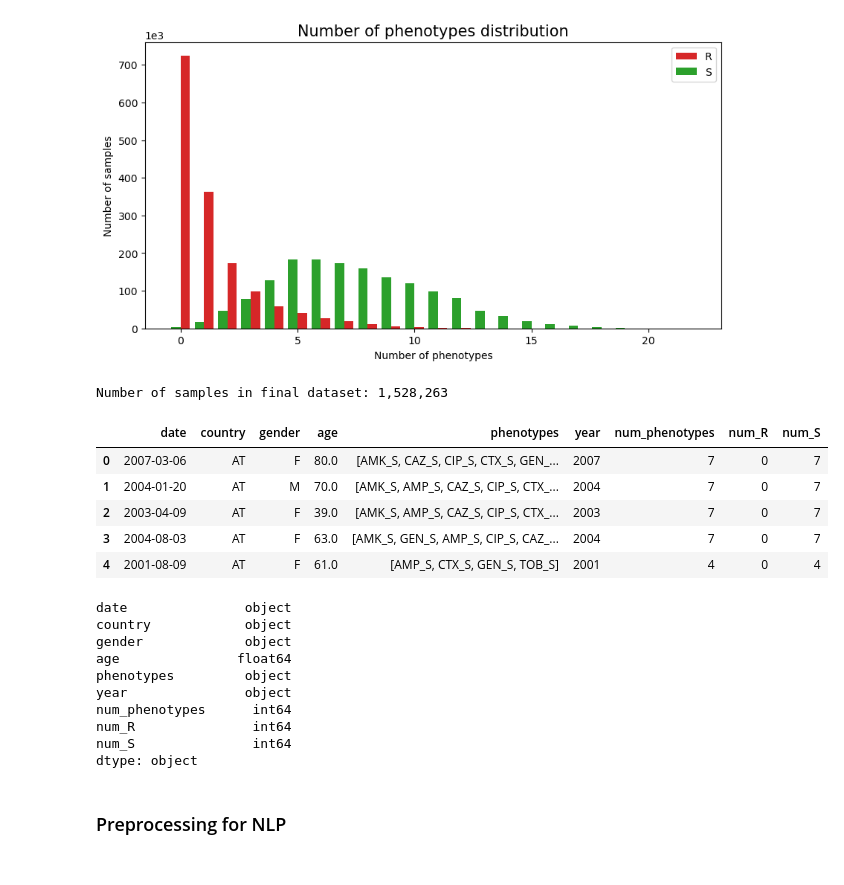
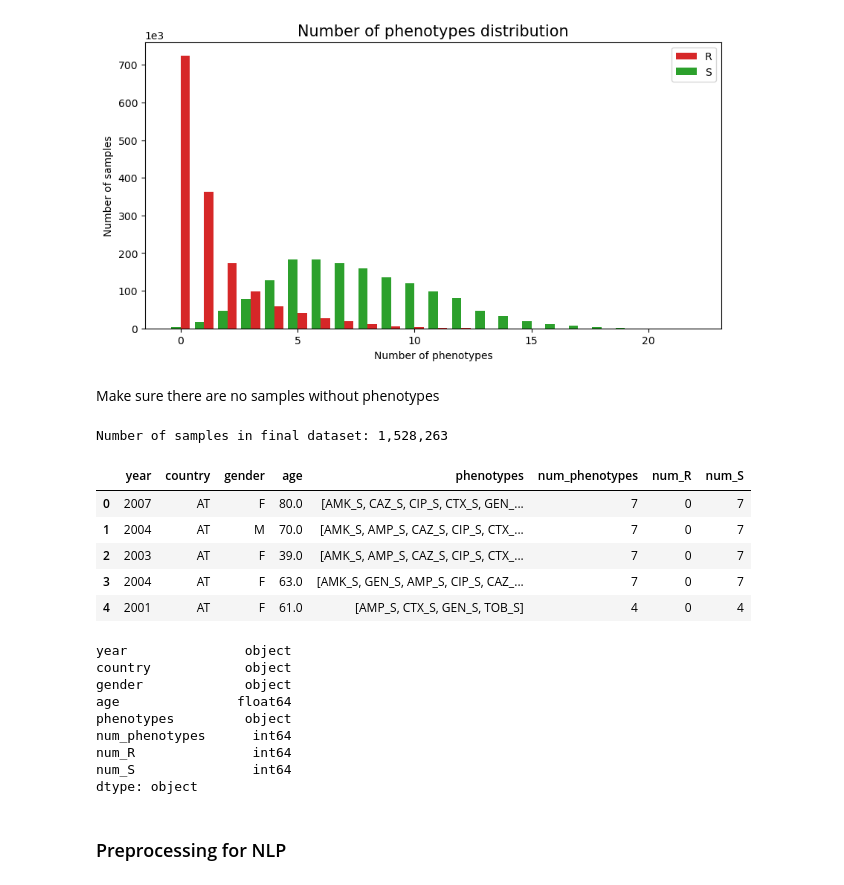
Before and after one commit to jespeols/ARFusion, a Jupyter notebook: code/data_preprocessing.ipynb, the cells around one changed output. Saved outputs shown, nothing was run; the diff lists cells and outputs as text; code cells hidden in the pictures.

```diff
--- a/code/data_preprocessing.ipynb
+++ b/code/data_preprocessing.ipynb
@@ -1096,3 +1190,5 @@ plt.show()
 Max number of R phenotypes: 17
 Max number of S phenotypes: 22
 [figure]
+# %% [markdown]
+Make sure there are no samples without phenotypes
@@ -1103,24 +1201,23 @@ df_pheno.to_pickle('data/TESSy_parsed.pkl')
 # %% [output]
 Number of samples in final dataset: 1,528,263
 # %%
-df_read = pd.read_pickle('data/TESSy_parsed.pkl')
+df_read = pd.read_pickle('data/TESSy_parsed.pkl').reset_index(drop=True)
 df_read.head()
 # %% [output]
-|  | date | country | gender | age | phenotypes | year | num_phenotypes | num_R | num_S |
-| 0 | 2007-03-06 | AT | F | 80.0 | [AMK_S, CAZ_S, CIP_S, CTX_S, GEN_... | 2007 | 7 | 0 | 7 |
-| 1 | 2004-01-20 | AT | M | 70.0 | [AMK_S, AMP_S, CAZ_S, CIP_S, CTX_... | 2004 | 7 | 0 | 7 |
-| 2 | 2003-04-09 | AT | F | 39.0 | [AMK_S, AMP_S, CAZ_S, CIP_S, CTX_... | 2003 | 7 | 0 | 7 |
-| 3 | 2004-08-03 | AT | F | 63.0 | [AMK_S, GEN_S, AMP_S, CIP_S, CAZ_... | 2004 | 7 | 0 | 7 |
-| 4 | 2001-08-09 | AT | F | 61.0 | [AMP_S, CTX_S, GEN_S, TOB_S] | 2001 | 4 | 0 | 4 |
+|  | year | country | gender | age | phenotypes | num_phenotypes | num_R | num_S |
+| 0 | 2007 | AT | F | 80.0 | [AMK_S, CAZ_S, CIP_S, CTX_S, GEN_... | 7 | 0 | 7 |
+| 1 | 2004 | AT | M | 70.0 | [AMK_S, AMP_S, CAZ_S, CIP_S, CTX_... | 7 | 0 | 7 |
+| 2 | 2003 | AT | F | 39.0 | [AMK_S, AMP_S, CAZ_S, CIP_S, CTX_... | 7 | 0 | 7 |
+| 3 | 2004 | AT | F | 63.0 | [AMK_S, GEN_S, AMP_S, CIP_S, CAZ_... | 7 | 0 | 7 |
+| 4 | 2001 | AT | F | 61.0 | [AMP_S, CTX_S, GEN_S, TOB_S] | 4 | 0 | 4 |
 # %%
 df_read.dtypes
 # %% [output]
-date               object
+year               object
 country            object
 gender             object
 age               float64
 phenotypes         object
-year               object
 num_phenotypes      int64
 num_R               int64
 num_S               int64
```
Also changed, not shown: parts of 22 cells of this notebook, 8 other files.
